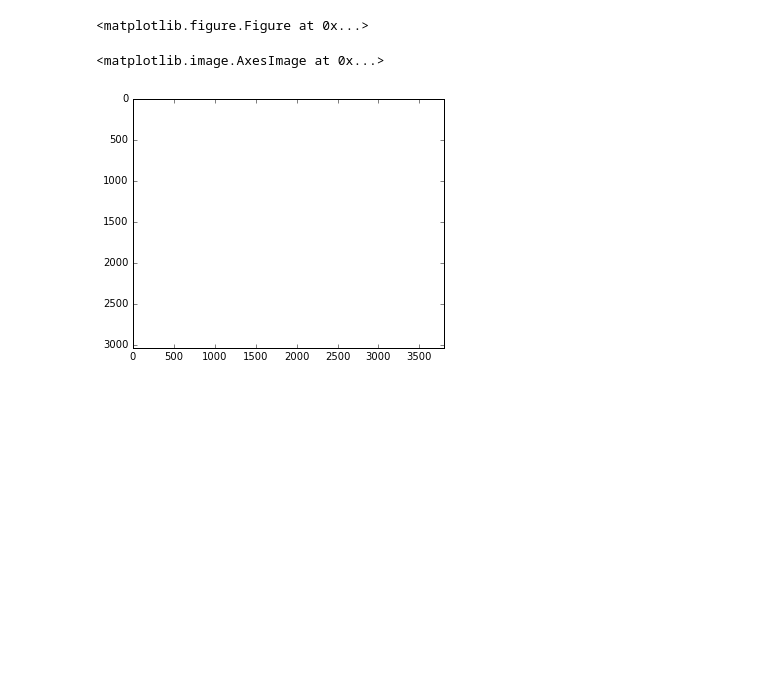
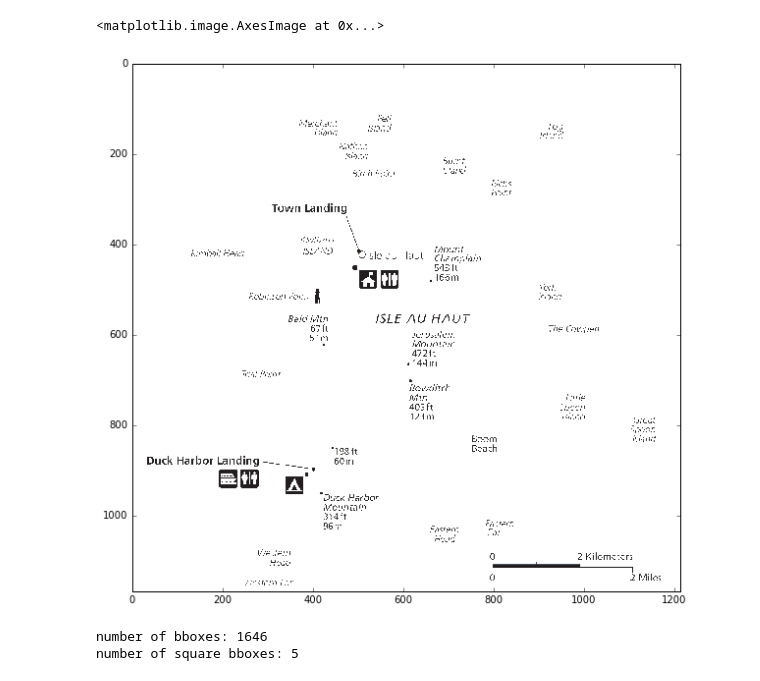
Before and after one commit to vlandham/national_parks_map_extract, a Jupyter notebook: notebook/image_filter_for_icons.ipynb, the cells around one changed output. Drawn from its saved outputs; the diff is of its cells as text; code cells hidden in the pictures; blank space fills up the shorter version.

```diff
--- a/notebook/image_filter_for_icons.ipynb
+++ b/notebook/image_filter_for_icons.ipynb
@@ -124,18 +213,13 @@ def find_squares(bboxes):
-# %%
-fig = matplotlib.pyplot.gcf()
-fig.set_size_inches(5.5, 5.5, forward=True)
-
-filename = '../out.jpg'
-# %% [output]
-<matplotlib.figure.Figure at 0x...>
-# %%
-fimg = img_as_float(img)
-
-filter_black = np.sum(fimg, axis=2)
-fimg_bw = fimg.copy()
-fimg_bw[(filter_black != 0)] = 1
-
-io.imshow(fimg_bw)
-# %% [output]
-<matplotlib.image.AxesImage at 0x...>
-[figure, removed]
+# %%
+# Read image file in
+filename = '../data/acadia-isle-au-haut-map.jpg'
+img = io.imread(filename, as_grey=False)
+
+#convert to only black and white
+fimg_bw = convert_to_bw(img)
+
+
+io.imshow(fimg_bw)
+# %% [output]
+<matplotlib.image.AxesImage at 0x...>
+[figure, added]
@@ -141,0 +238,12 @@ io.imshow(fimg_bw)
+# %%
+# the slices seemed to be able to overlap, remove
+# the overlap
+bboxes = remove_dups(bboxes)
+print('number of bboxes: ' + str(len(bboxes)))
+
+# extract only square images
+bboxes_filter = find_squares(bboxes)
+print('number of square bboxes: ' + str(len(bboxes_filter)))
+# %% [output]
+number of bboxes: 1646
+number of square bboxes: 5
```
Also changed, not shown: parts of 24 cells of this notebook, 1 other file.
